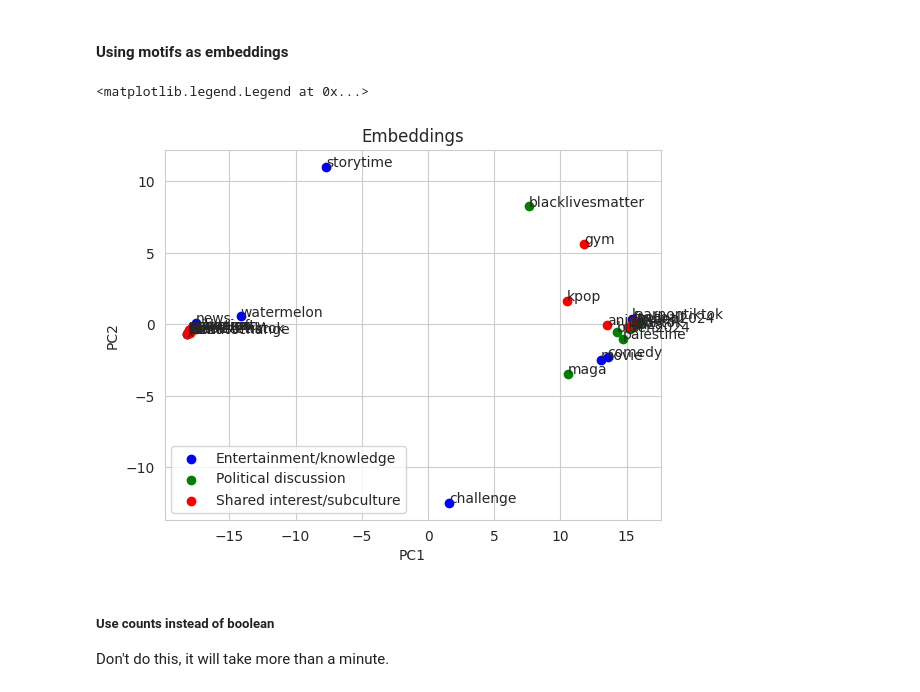
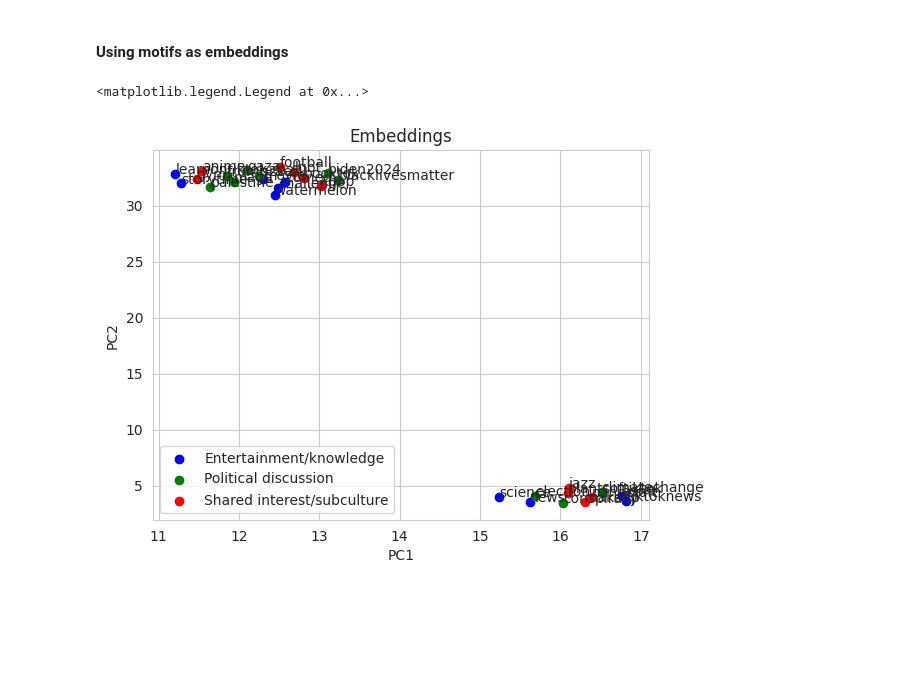
Before and after one commit to Marcus-Friis/thesis, a Jupyter notebook: notebooks/graph_embeddings.ipynb, the cells around one changed output. Saved outputs shown, nothing was run; the diff lists cells and outputs as text; code cells hidden in the pictures; blank space fills up the shorter version.

```diff
--- a/notebooks/graph_embeddings.ipynb
+++ b/notebooks/graph_embeddings.ipynb
@@ -102,7 +104,7 @@ X_tsne = tsne.fit_transform(X)
 umap = UMAP(n_components=2, random_state=42)
 X_umap = umap.fit_transform(X)
 # %%
-x = X_pca
+x = X_umap
 cmap = {'Shared interest/subculture': 'r', 'Political discussion': 'g', 'Entertainment/knowledge': 'b'}
 
 fig, ax = plt.subplots()
@@ -128,15 +125,10 @@ motifs = gspan_to_igraph(gspan)
-# %%
-# extract motif matrix
-motif_matrix = np.zeros((len(motifs), len(graphs)))
-lines = gspan.split('\n')
-i = 0
-for line in lines:
-    if line.startswith('x'):
-        for x in line.split(' ')[1:]:
-            if x:
-                motif_matrix[i, int(x)] = 1
-        i += 1
-X = motif_matrix.T
+# %%
+# load motifs
+motif_data = json.load(open('../data/fsm/subgraph_data/lcc.json'))
+
+# extract motif matrix
+motif_matrix = [motif['graph_occurrences'] for motif in motif_data]
+X = np.array(motif_matrix, dtype=np.int32).T
 # %%
 # dimensionality reduction
 pca = PCA(n_components=2)
@@ -148,23 +140,20 @@ X_tsne = tsne.fit_transform(X)
 umap = UMAP(n_components=2, random_state=42)
 X_umap = umap.fit_transform(X)
 # %%
-x = X_pca
+x = X_umap
 cmap = {'Shared interest/subculture': 'r', 'Political discussion': 'g', 'Entertainment/knowledge': 'b'}
 
 fig, ax = plt.subplots()
 for cat in np.unique(categories):
     ax.scatter(*x[categories==cat].T, label=cat, color=cmap[cat])
 ax.set_xlabel('PC1')
 ax.set_ylabel('PC2')
 ax.set_title('Embeddings')
 
 # labels are incorrect
 for i, txt in enumerate(names):
     ax.annotate(txt, x[i])
 ax.legend()
 # %% [output]
 <matplotlib.legend.Legend at 0x...>
-[figure, old version]
+[figure, new version]
-# %% [markdown]
-##### Use counts instead of boolean
-Don't do this, it will take more than a minute.
```
Also changed, not shown: parts of 8 cells of this notebook.
